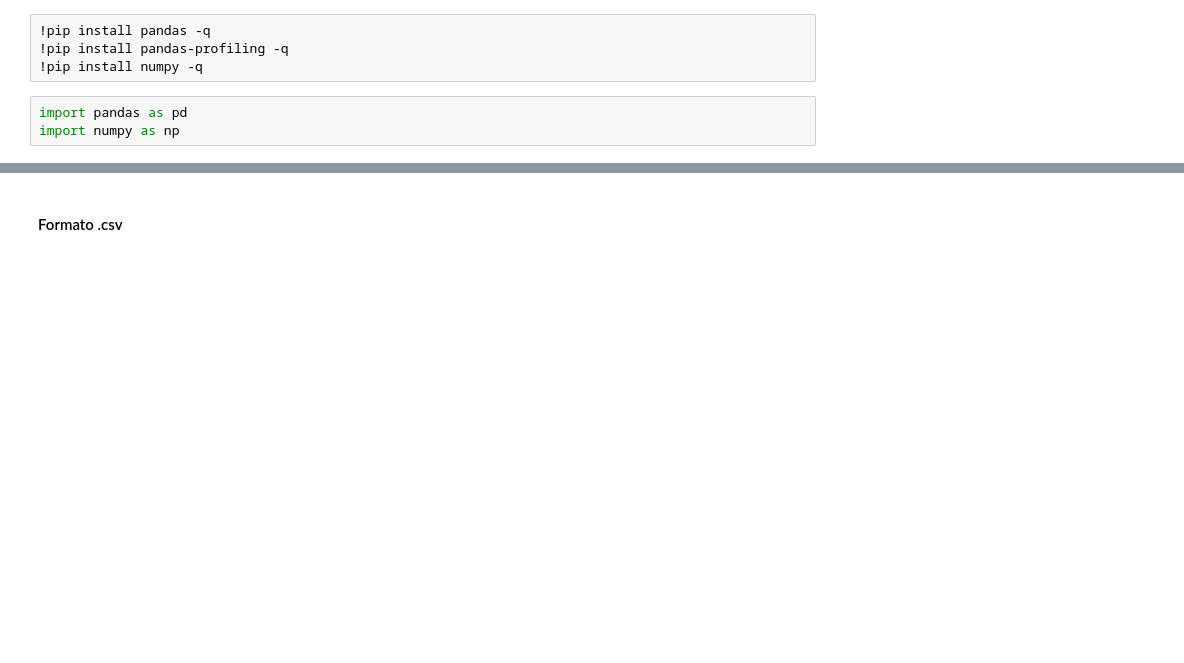
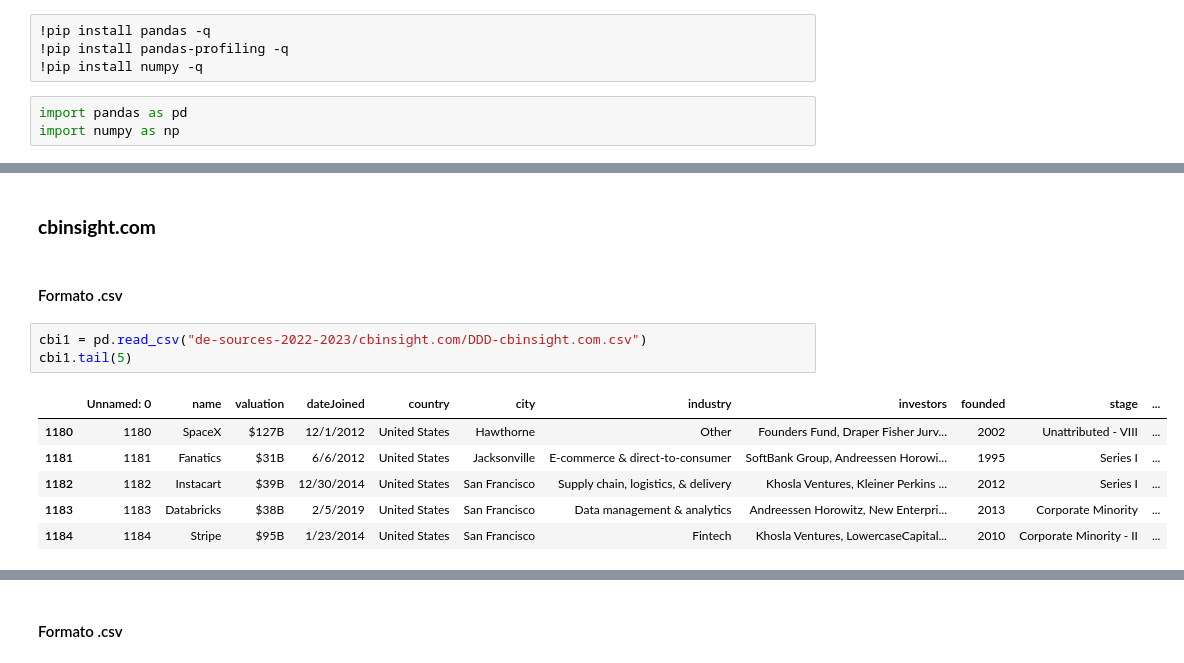
Before and after one commit to Elisabetta99/IDD_HW8, a Jupyter notebook: analisiDataset.ipynb, the cells around one changed output, grey strips where cells are left out. Drawn from its saved outputs; the diff is of its cells as text; blank space fills up the shorter version.

```diff
--- a/analisiDataset.ipynb
+++ b/analisiDataset.ipynb
@@ -9,0 +201,14 @@ import numpy as np
+# %% [markdown]
+### **cbinsight.com**
+# %% [markdown]
+#### Formato .csv
+# %%
+cbi1 = pd.read_csv("de-sources-2022-2023/cbinsight.com/DDD-cbinsight.com.csv")
+cbi1.tail(5)
+# %% [output]
+|  | Unnamed: 0 | name | valuation | dateJoined | country | city | industry | investors | founded | stage | ... |
+| 1180 | 1180 | SpaceX | $127B | 12/1/2012 | United States | Hawthorne | Other | Founders Fund, Draper Fisher Jurv... | 2002 | Unattributed - VIII | ... |
+| 1181 | 1181 | Fanatics | $31B | 6/6/2012 | United States | Jacksonville | E-commerce & direct-to-consumer | SoftBank Group, Andreessen Horowi... | 1995 | Series I | ... |
+| 1182 | 1182 | Instacart | $39B | 12/30/2014 | United States | San Francisco | Supply chain, logistics, & delivery | Khosla Ventures, Kleiner Perkins ... | 2012 | Series I | ... |
+| 1183 | 1183 | Databricks | $38B | 2/5/2019 | United States | San Francisco | Data management & analytics | Andreessen Horowitz, New Enterpri... | 2013 | Corporate Minority | ... |
+| 1184 | 1184 | Stripe | $95B | 1/23/2014 | United States | San Francisco | Fintech | Khosla Ventures, LowercaseCapital... | 2010 | Corporate Minority - II | ... |
```
Also changed, not shown: parts of 116 cells of this notebook.
